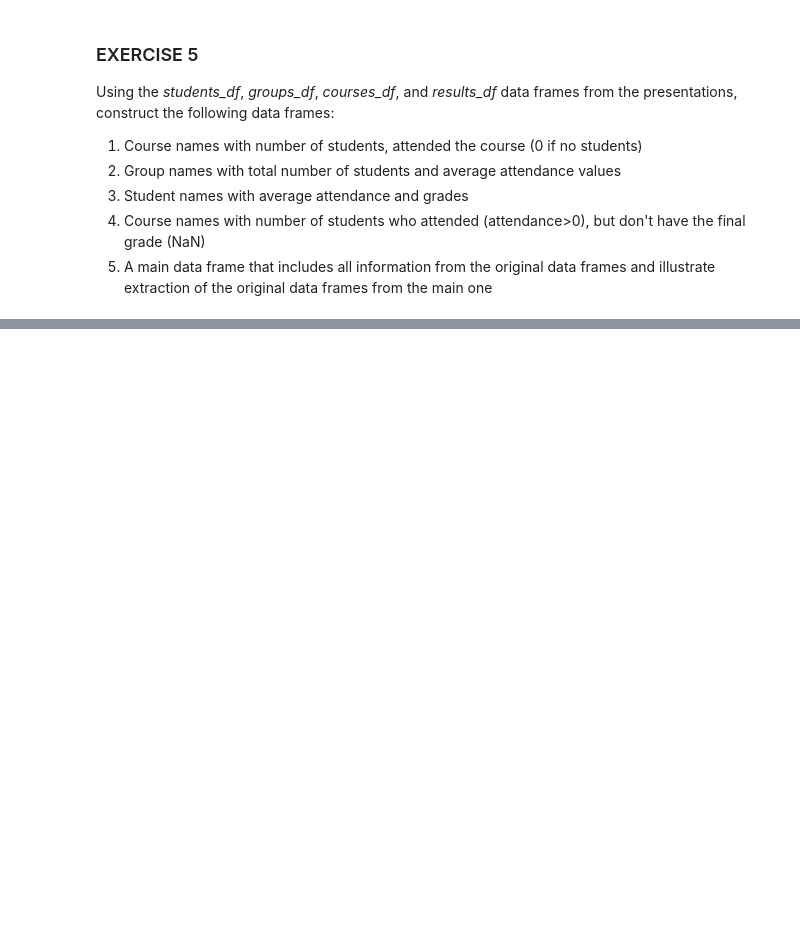
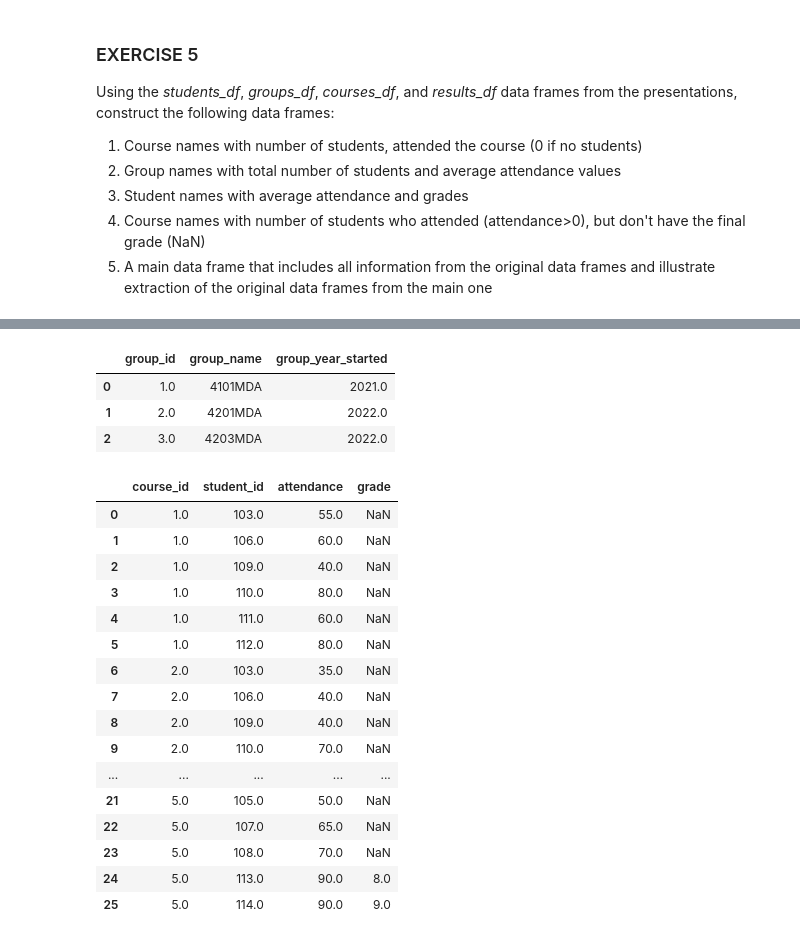
Before and after one commit to Takosaga/fall_23, a Jupyter notebook: programming_for_data_analytics/Gamez_lab5.ipynb, the cells around one changed output, grey strips where cells are left out. Cells and saved outputs as stored; diff of their text form; code cells hidden in the pictures; blank space fills up the shorter version.

```diff
--- a/programming_for_data_analytics/Gamez_lab5.ipynb
+++ b/programming_for_data_analytics/Gamez_lab5.ipynb
@@ -394,0 +513,29 @@ Using the _students_df_, _groups_df_, _courses_df_, and _results_df_ data frames
+# %%
+groups = all_dfs[["group_id","group_name","group_year_started"]].dropna()
+groups.head()
+# %% [output]
+|  | group_id | group_name | group_year_started |
+| 0 | 1.0 | 4101MDA | 2021.0 |
+| 1 | 2.0 | 4201MDA | 2022.0 |
+| 2 | 3.0 | 4203MDA | 2022.0 |
+# %%
+results = all_dfs[["course_id","student_id","attendance","grade"]].dropna(subset="attendance")
+results
+# %% [output]
+|  | course_id | student_id | attendance | grade |
+| 0 | 1.0 | 103.0 | 55.0 | NaN |
+| 1 | 1.0 | 106.0 | 60.0 | NaN |
+| 2 | 1.0 | 109.0 | 40.0 | NaN |
+| 3 | 1.0 | 110.0 | 80.0 | NaN |
+| 4 | 1.0 | 111.0 | 60.0 | NaN |
+| 5 | 1.0 | 112.0 | 80.0 | NaN |
+| 6 | 2.0 | 103.0 | 35.0 | NaN |
+| 7 | 2.0 | 106.0 | 40.0 | NaN |
+| 8 | 2.0 | 109.0 | 40.0 | NaN |
+| 9 | 2.0 | 110.0 | 70.0 | NaN |
+| ... | ... | ... | ... | ... |
+| 21 | 5.0 | 105.0 | 50.0 | NaN |
+| 22 | 5.0 | 107.0 | 65.0 | NaN |
+| 23 | 5.0 | 108.0 | 70.0 | NaN |
+| 24 | 5.0 | 113.0 | 90.0 | 8.0 |
+| 25 | 5.0 | 114.0 | 90.0 | 9.0 |
```
Also changed, not shown: parts of 8 cells of this notebook.
